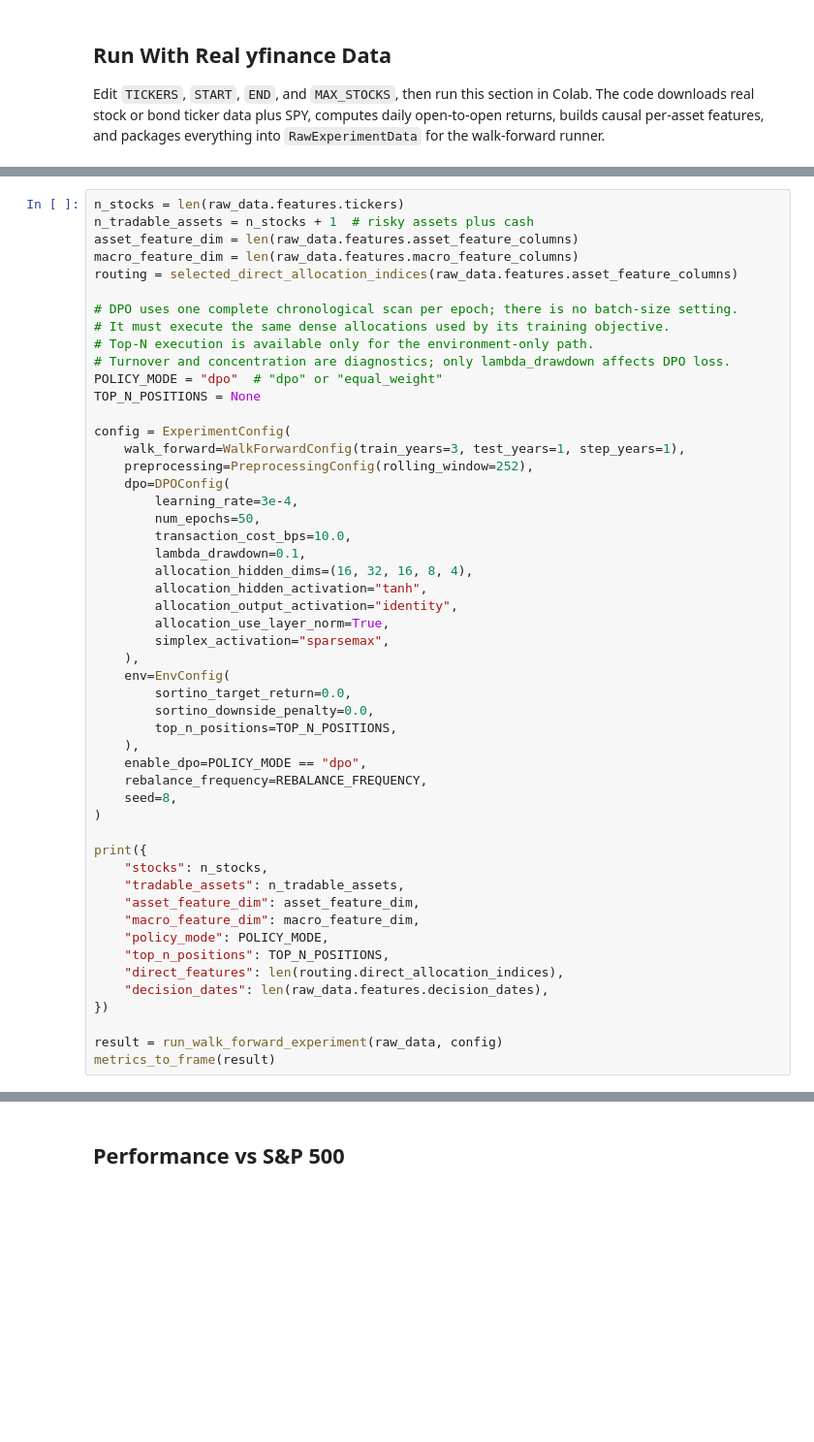
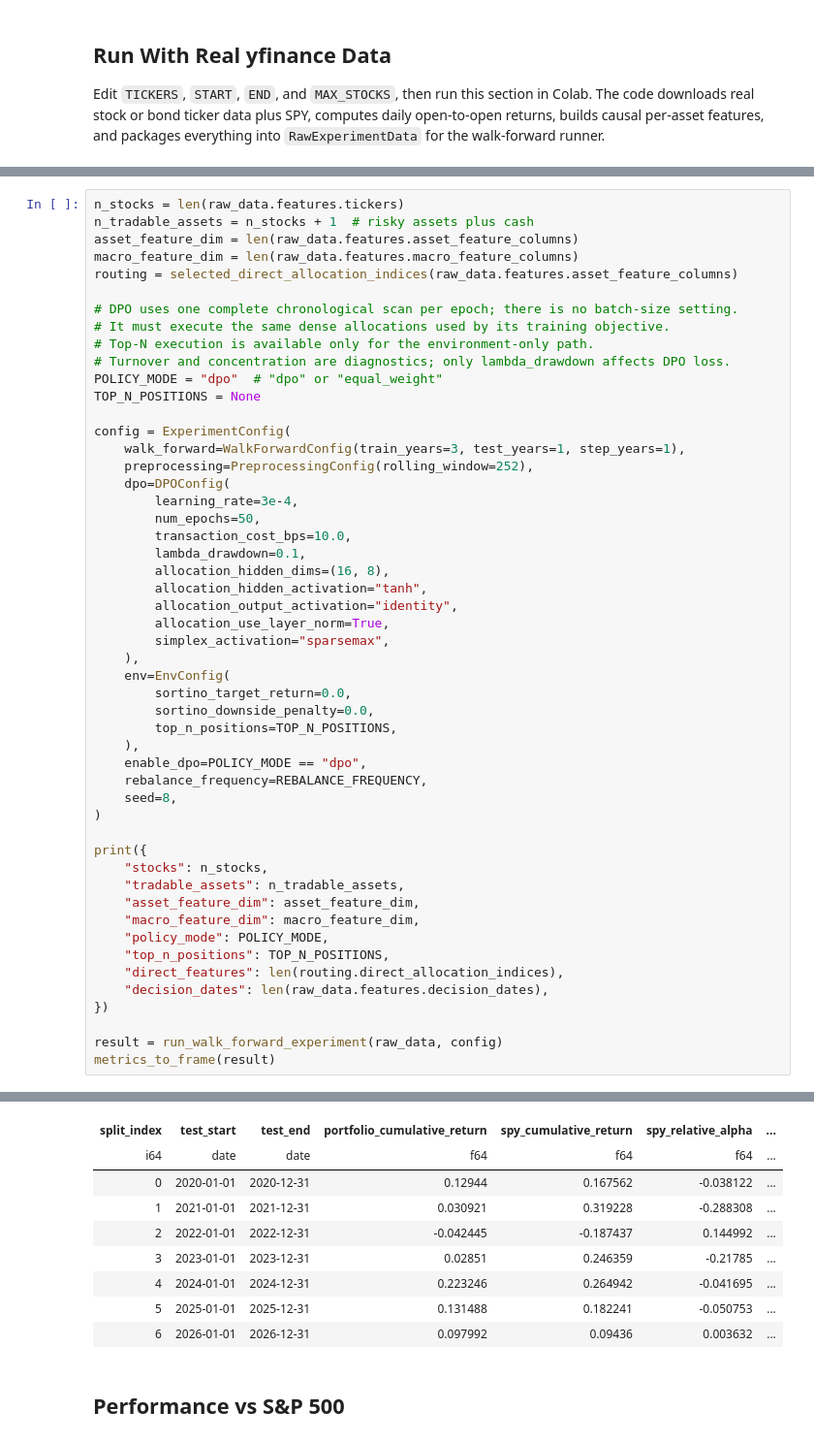
Before and after one commit to nidarshans/FINRL, a Jupyter notebook: notebooks/colab_walk_forward.ipynb, the cells around one changed output, grey strips where cells are left out. Shown at 97% size. Cells and saved outputs as stored; diff of their text form; blank space fills up the shorter version.

```diff
--- a/notebooks/colab_walk_forward.ipynb
+++ b/notebooks/colab_walk_forward.ipynb
@@ -199,7 +219,7 @@ config = ExperimentConfig(
         num_epochs=50,
         transaction_cost_bps=10.0,
         lambda_drawdown=0.1,
-        allocation_hidden_dims=(16, 32, 16, 8, 4),
+        allocation_hidden_dims=(16, 8),
         allocation_hidden_activation="tanh",
         allocation_output_activation="identity",
         allocation_use_layer_norm=True,
@@ -228,3 +248,4 @@ print({
 
 result = run_walk_forward_experiment(raw_data, config)
 metrics_to_frame(result)
+# %% [output]
@@ -231,3 +254,12 @@ metrics_to_frame(result)
+| split_index | test_start | test_end | portfolio_cumulative_return | spy_cumulative_return | spy_relative_alpha | ... |
+| i64 | date | date | f64 | f64 | f64 | ... |
+| 0 | 2020-01-01 | 2020-12-31 | 0.12944 | 0.167562 | -0.038122 | ... |
+| 1 | 2021-01-01 | 2021-12-31 | 0.030921 | 0.319228 | -0.288308 | ... |
+| 2 | 2022-01-01 | 2022-12-31 | -0.042445 | -0.187437 | 0.144992 | ... |
+| 3 | 2023-01-01 | 2023-12-31 | 0.02851 | 0.246359 | -0.21785 | ... |
+| 4 | 2024-01-01 | 2024-12-31 | 0.223246 | 0.264942 | -0.041695 | ... |
+| 5 | 2025-01-01 | 2025-12-31 | 0.131488 | 0.182241 | -0.050753 | ... |
+| 6 | 2026-01-01 | 2026-12-31 | 0.097992 | 0.09436 | 0.003632 | ... |
 # %% [markdown]
 ## Performance vs S&P 500
 # %%
```
Also changed, not shown: parts of 6 cells of this notebook, 40 other files.
